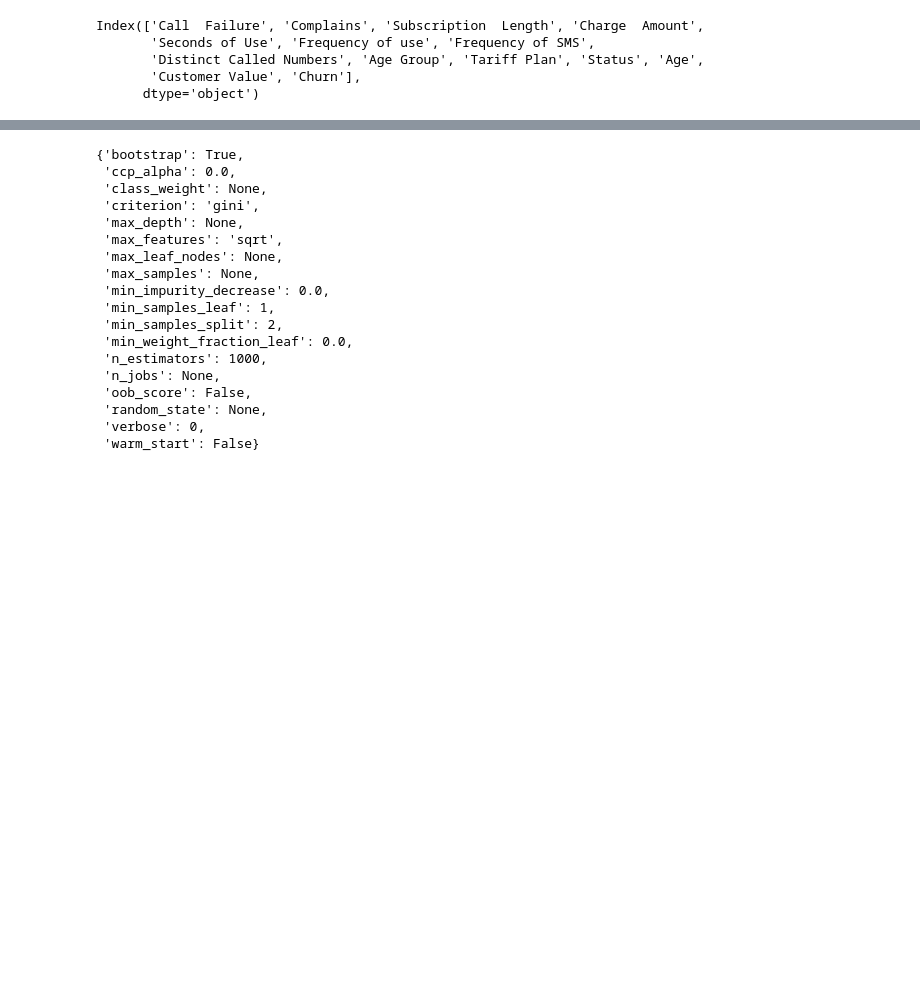
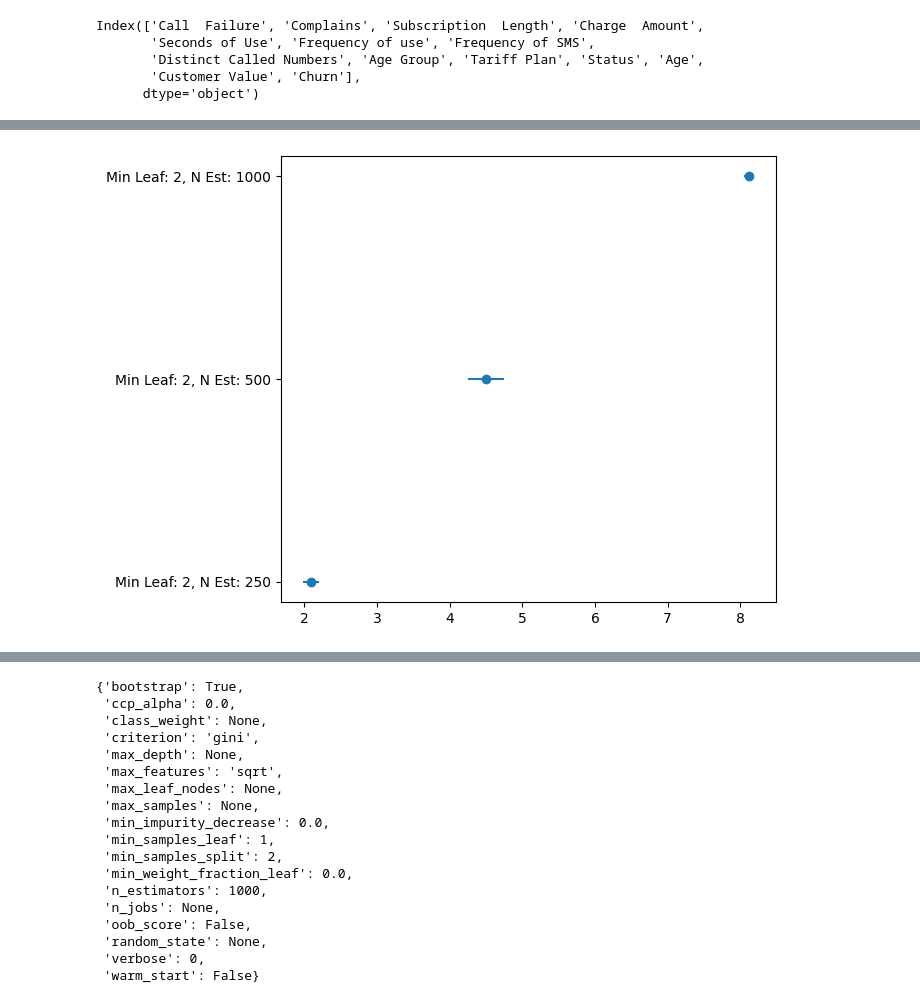
Before and after one commit to MathiasVanPatten/iranian_churn_tele, a Jupyter notebook: main.ipynb, the cells around one changed output, grey strips where cells are left out. Drawn from its saved outputs; the diff is of its cells as text; code cells hidden in the pictures; blank space fills up the shorter version.

```diff
--- a/main.ipynb
+++ b/main.ipynb
@@ -111,0 +129,12 @@ ValueError: Invalid parameter 'criteron' for estimator RandomForestClassifier(cl
+# %%
+model_perf_sort_inds = np.argsort(error_plotter['mean_test_score'].values)[-3:]
+
+plt.subplots(figsize = (7,5))
+plt.errorbar(error_plotter['mean_fit_time'].values[model_perf_sort_inds],
+             range(len(model_perf_sort_inds)),
+             xerr = error_plotter['std_fit_time'].values[model_perf_sort_inds], fmt='o')
+
+plt.yticks(range(len(model_perf_sort_inds)), error_plotter['params'].values[model_perf_sort_inds]);
+plt.tight_layout()
+# %% [output]
+[figure, added]
```
Also changed, not shown: parts of 28 cells of this notebook.
